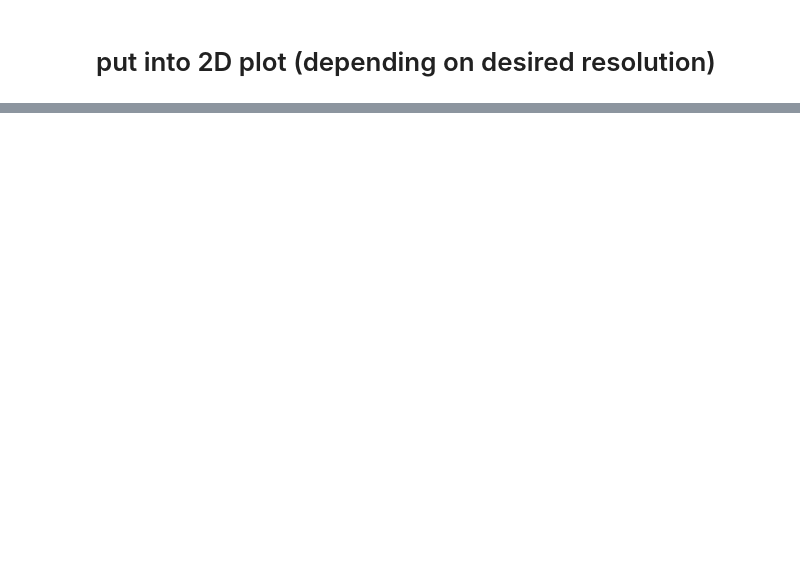
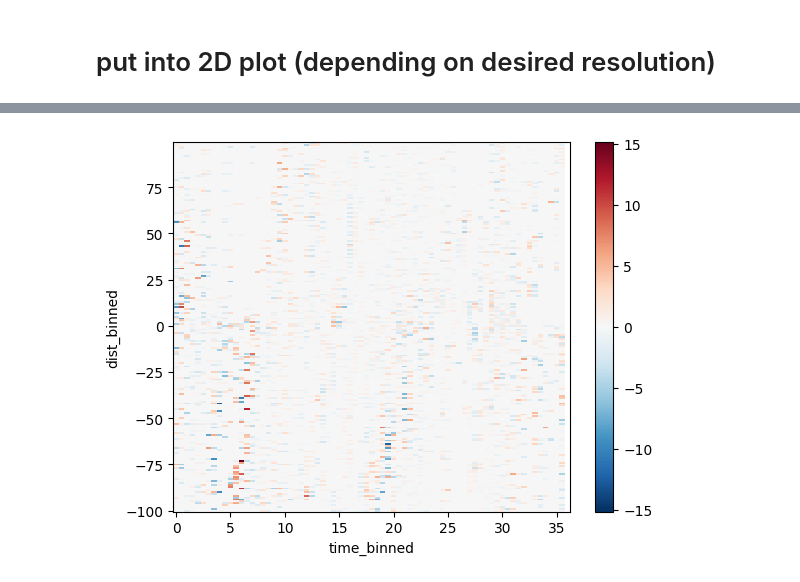
Before and after one commit to annatippett/geotracks, a Jupyter notebook: src/examples/example.ipynb, the cells around one changed output, grey strips where cells are left out. Cells and saved outputs as stored; diff of their text form; code cells hidden in the pictures; blank space fills up the shorter version.

```diff
--- a/src/examples/example.ipynb
+++ b/src/examples/example.ipynb
@@ -118,0 +136,5 @@ ax.scatter(0,0, c='red', s=100, lw=2, marker='x',zorder=20)
+# %%
+(ds2d_1-ds2d_2).plot()
+plt.show()
+# %% [output]
+[figure, added]
```
Also changed, not shown: parts of 7 cells of this notebook, 1 other file.
